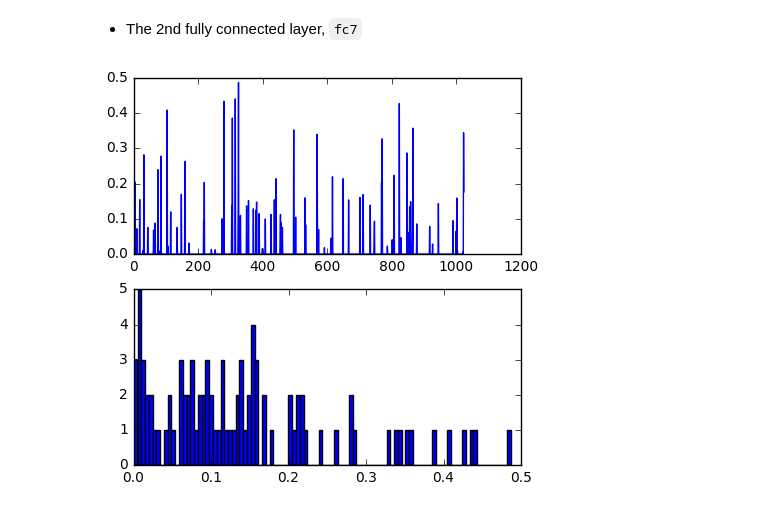
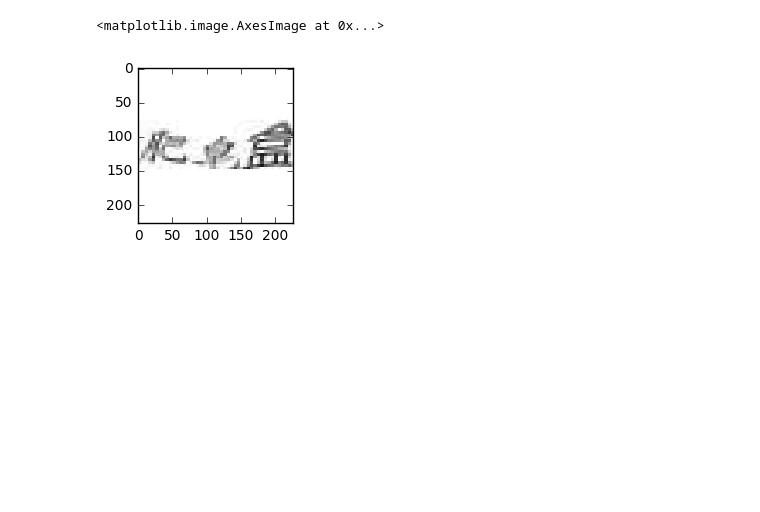
Before and after one commit to LittleHann/Break12306Captcha, a Jupyter notebook: triplet_notebook/triplet-feature-extractor.ipynb, the cells around one changed output. Drawn from its saved outputs; the diff is of its cells as text; code cells hidden in the pictures; blank space fills up the shorter version.

Commit message:
Trained triplet model testing

```diff
--- a/triplet_notebook/triplet-feature-extractor.ipynb
+++ b/triplet_notebook/triplet-feature-extractor.ipynb
@@ -5,12 +1,22 @@
 # %%
-# set up Python environment: numpy for numerical routines, and matplotlib for plotting
-import numpy as np
-import matplotlib.pyplot as plt
-from PIL import Image
 # display plots in this notebook
 %matplotlib inline
 
+import matplotlib.pyplot as plt
+from scipy.spatial.distance import cosine
+
 # set display defaults
-plt.rcParams['figure.figsize'] = (5, 5)
+plt.rcParams['figure.figsize'] = (2, 2)
 plt.rcParams['image.interpolation'] = 'nearest'  # don't interpolate: show square pixels
 plt.rcParams['image.cmap'] = 'gray'  # use grayscale output rather than a (potentially misleading) color heatmap
+
+import numpy as np
+from PIL import Image
+
+import sys
+caffe_root = '/home/haonans/software/caffe-video_triplet/'
+sys.path.insert(0, caffe_root + 'python')
+
+import caffe
+
+caffe.set_mode_gpu()
@@ -162,10 +35,0 @@ _ = plt.hist(feat.flat[feat.flat > 0], bins=100)
-# %% [markdown]
-* The 2nd fully connected layer, `fc7`
-# %%
-feat = net.blobs['fc7'].data[0]
-plt.subplot(2, 1, 1)
-plt.plot(feat.flat)
-plt.subplot(2, 1, 2)
-_ = plt.hist(feat.flat[feat.flat > 0], bins=100)
-# %% [output]
-[figure, removed]
@@ -171,0 +52,6 @@ _ = plt.hist(feat.flat[feat.flat > 0], bins=100)
+# %%
+img1 = caffe.io.load_image('/home/haonans/capstone/data/testing/1.jpg')
+plt.imshow(img1)
+# %% [output]
+<matplotlib.image.AxesImage at 0x...>
+[figure, added]
```
Also changed, not shown: parts of 30 cells of this notebook.
